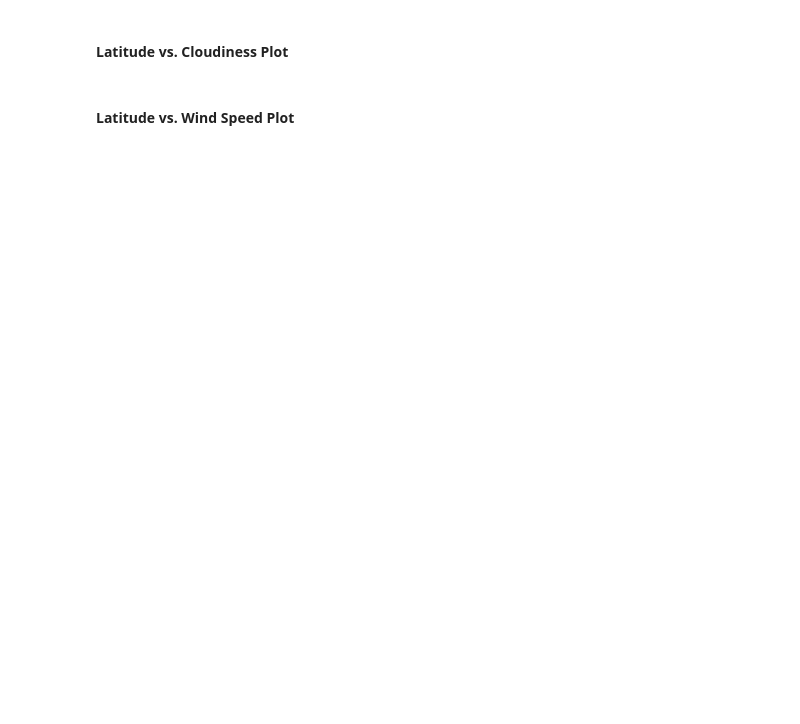
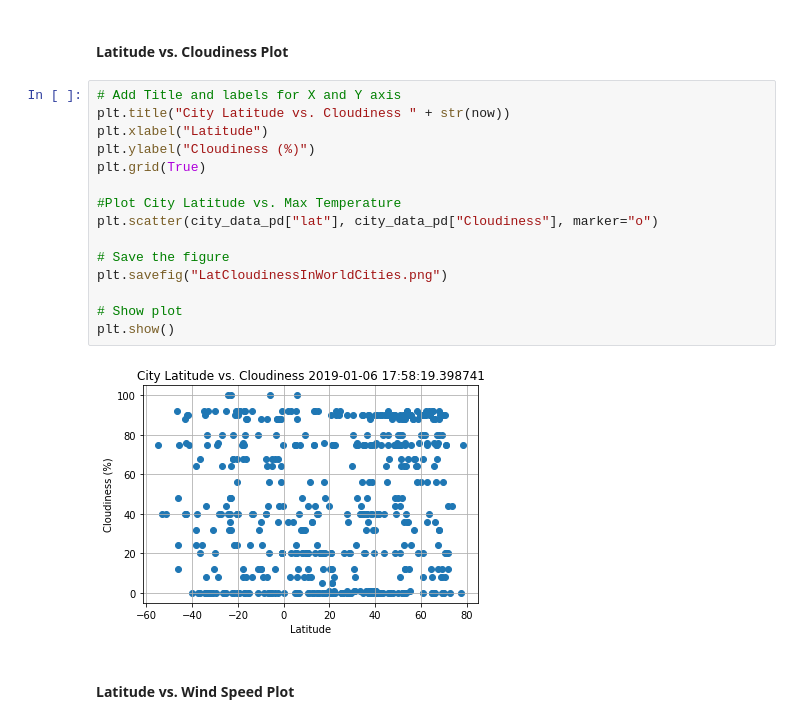
Before and after one commit to Lmarier00/Python-APIs, a Jupyter notebook: Instructions/starter_code/WeatherPy.ipynb, the cells around one changed output. Saved outputs shown, nothing was run; the diff lists cells and outputs as text; blank space fills up the shorter version.

```diff
--- a/Instructions/starter_code/WeatherPy.ipynb
+++ b/Instructions/starter_code/WeatherPy.ipynb
@@ -127,4 +212,21 @@ plt.scatter(x_axis, y-axis, marker="o", facecolors="red", edgecolors="black",
 # %% [markdown]
 #### Latitude vs. Cloudiness Plot
+# %%
+# Add Title and labels for X and Y axis
+plt.title("City Latitude vs. Cloudiness " + str(now))
+plt.xlabel("Latitude")
+plt.ylabel("Cloudiness (%)")
+plt.grid(True)
+
+#Plot City Latitude vs. Max Temperature
+plt.scatter(city_data_pd["lat"], city_data_pd["Cloudiness"], marker="o")
+
+# Save the figure
+plt.savefig("LatCloudinessInWorldCities.png")
+
+# Show plot
+plt.show()
+# %% [output]
+[figure, added]
 # %% [markdown]
 #### Latitude vs. Wind Speed Plot
```
Also changed, not shown: parts of 12 cells of this notebook, 6 other files.
